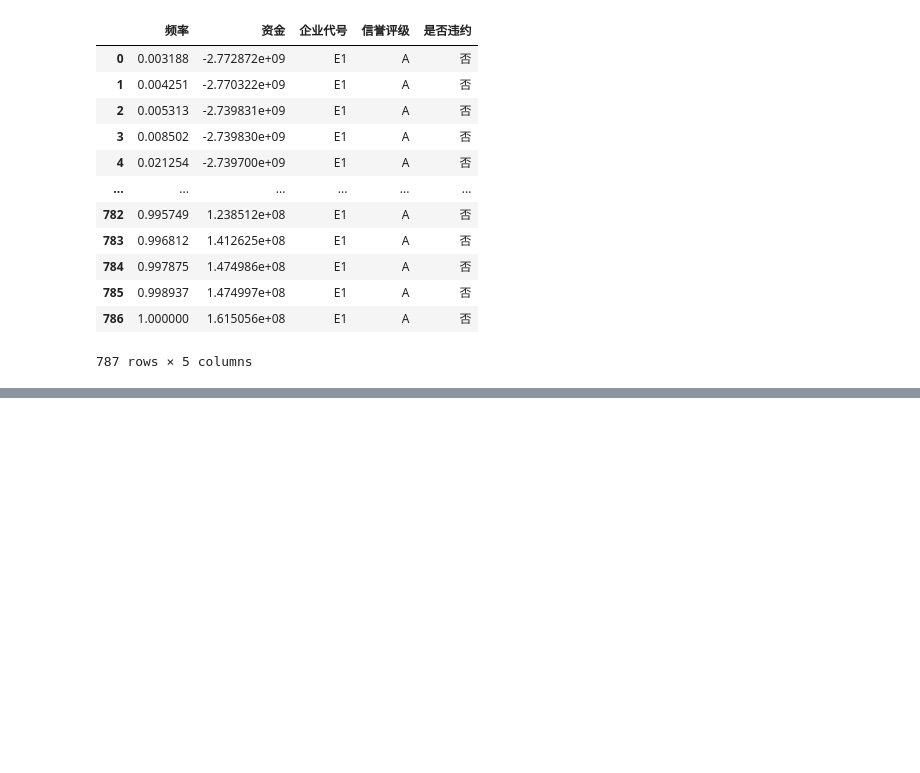
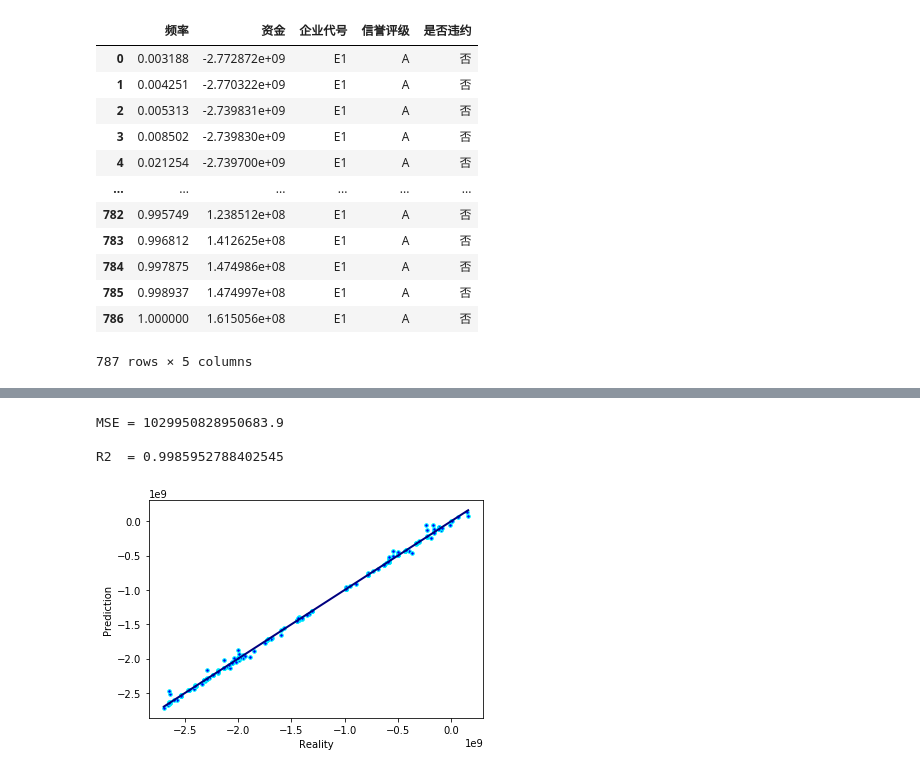
Before and after one commit to GZNGroup/2020CUMCM, a Jupyter notebook: enterprise_dic.ipynb, the cells around one changed output, grey strips where cells are left out. Drawn from its saved outputs; the diff is of its cells as text; code cells hidden in the pictures; blank space fills up the shorter version.

```diff
--- a/enterprise_dic.ipynb
+++ b/enterprise_dic.ipynb
@@ -305,0 +331,30 @@ nan
+# %%
+# 线性回归LinearRegression
+from sklearn.ensemble import RandomForestRegressor
+from sklearn.metrics import mean_squared_error, r2_score
+N=len(frame1[frame1.企业代号 == 'E1']['日期'])
+x_data = np.array(frame1[frame1.企业代号 == 'E1']['日期']).reshape(-1, 1)
+y_data = np.array(frame1[frame1.企业代号 == 'E1']['资金']).reshape(-1, 1)
+
+# 数据分割
+from sklearn.model_selection import train_test_split
+x_train, x_test, y_train, y_test = train_test_split(x_data, y_data, test_size=0.3)
+
+model = RandomForestRegressor()
+model.fit(x_train, y_train)
+y_pred = model.predict(x_test)
+print ("MSE =", mean_squared_error(y_test, y_pred),end='\n\n')
+print ("R2  =", r2_score(y_test, y_pred),end='\n\n')
+
+# 画图
+fig, ax = plt.subplots()
+ax.scatter(y_test, y_pred, c="blue", edgecolors="aqua",s=13)
+ax.plot([y_test.min(), y_test.max()], [y_test.min(), y_test.max()], 'k', lw=2, color='navy')
+ax.set_xlabel('Reality')
+ax.set_ylabel('Prediction')
+plt.show()
+# %% [output]
+MSE = 1029950828950683.9
+
+R2  = 0.9985952788402545
+[figure, added]
```
Also changed, not shown: parts of 13 cells of this notebook, 2 other files.
